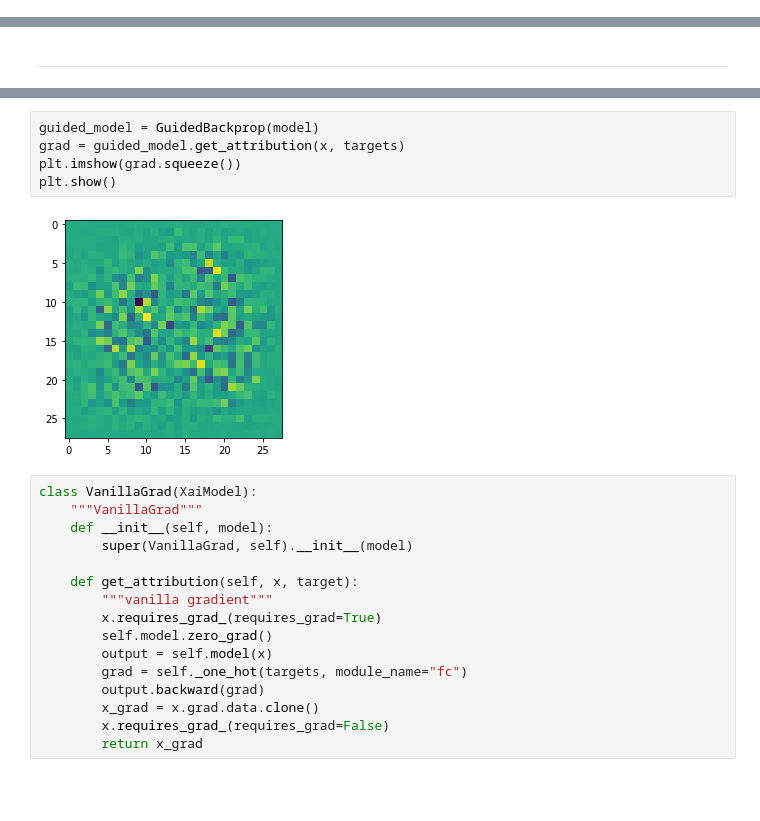
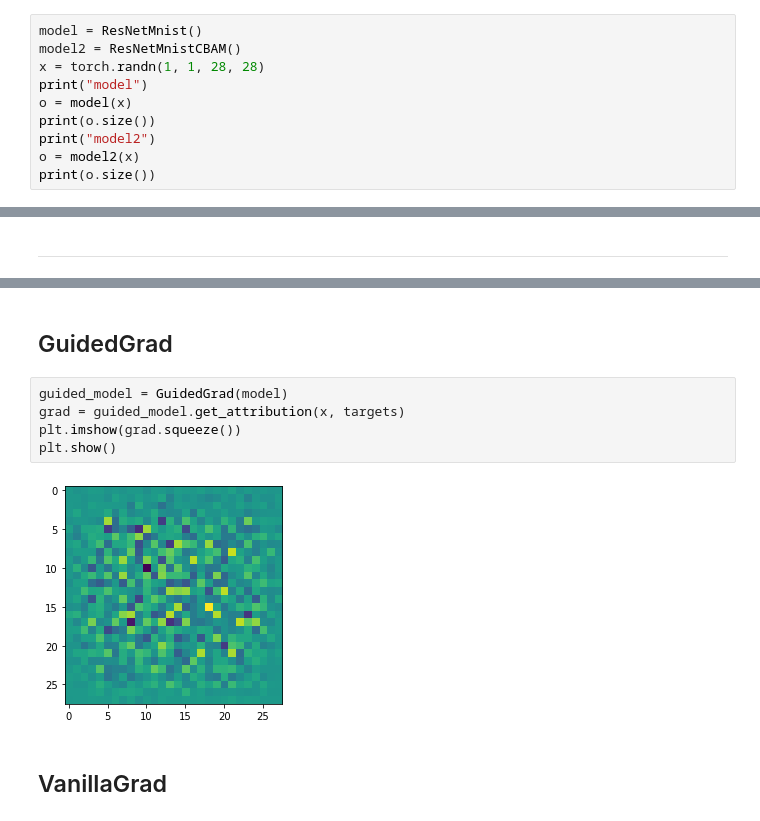
Before and after one commit to simonjisu/XAI, a Jupyter notebook: refactoring.ipynb, the cells around one changed output, grey strips where cells are left out. Cells and saved outputs as stored; diff of their text form; blank space fills up the shorter version.

```diff
--- a/refactoring.ipynb
+++ b/refactoring.ipynb
@@ -113,0 +37,10 @@ class Cnn(XaiBase):
+# %%
+model = ResNetMnist()
+model2 = ResNetMnistCBAM()
+x = torch.randn(1, 1, 28, 28)
+print("model")
+o = model(x)
+print(o.size())
+print("model2")
+o = model2(x)
+print(o.size())
@@ -249,26 +70,14 @@ class GuidedBackprop(XaiModel):
+# %% [markdown]
+## GuidedGrad
 # %%
-guided_model = GuidedBackprop(model)
+guided_model = GuidedGrad(model)
 grad = guided_model.get_attribution(x, targets)
 plt.imshow(grad.squeeze())
 plt.show()
 # %% [output]
-[figure, old version]
+[figure, new version]
-# %%
-class VanillaGrad(XaiModel):
-    """VanillaGrad"""
-    def __init__(self, model):
-        super(VanillaGrad, self).__init__(model)
-
-    def get_attribution(self, x, target):
-        """vanilla gradient"""
-        x.requires_grad_(requires_grad=True)
-        self.model.zero_grad()
-        output = self.model(x)
-        grad = self._one_hot(targets, module_name="fc")
-        output.backward(grad)
-        x_grad = x.grad.data.clone()
-        x.requires_grad_(requires_grad=False)
-        return x_grad
+# %% [markdown]
+## VanillaGrad
 # %%
 vanillagrad = VanillaGrad(model)
 grad = vanillagrad.get_attribution(x, targets)
```
Also changed, not shown: parts of 31 cells of this notebook, 29 other files.
